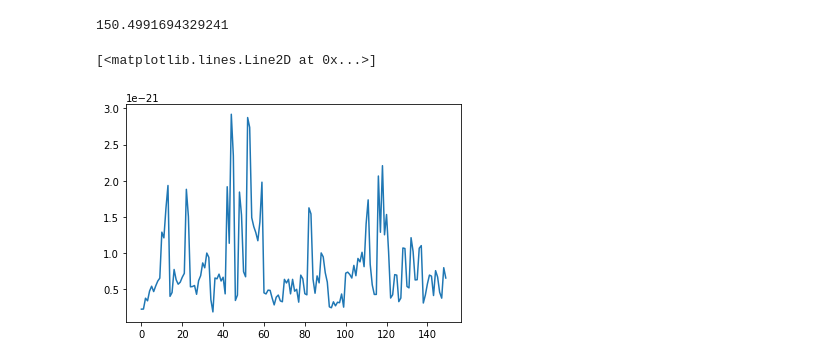
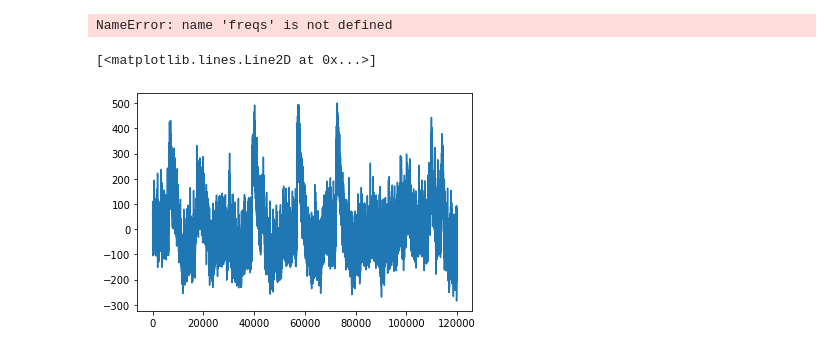
Before and after one commit to McIntosh-Lab/tvb-ccmeg, a Jupyter notebook: meg_feature_extraction/compute_cov_inverse_mne_debug.ipynb, the cells around one changed output. Drawn from its saved outputs; the diff is of its cells as text; code cells hidden in the pictures.

Commit message:
[FEAT] added main function and basic pandas plotting

```diff
--- a/meg_feature_extraction/compute_cov_inverse_mne_debug.ipynb
+++ b/meg_feature_extraction/compute_cov_inverse_mne_debug.ipynb
@@ -408,7 +408,7 @@ def _compute_mne_power(subject, kind, freqs):
             mne.externals.h5io.write_hdf5(
                 out_fname, result, overwrite=True)
 
-    return results
+    return results, raw
 
 
 #def _run_all(subject, freqs, kind='rest'):
@@ -422,7 +422,7 @@ def _run_all(subject, freqs, kind='ses-rest'):
         try:
             # res = run_make_boundary_element_models._make_conductivty_model(subject)
             # print(res)
-            out = _compute_mne_power(subject, kind, freqs)
+            out, raw = _compute_mne_power(subject, kind, freqs)
 
         except Exception as err:
             error = repr(err)
@@ -432,13 +432,13 @@ def _run_all(subject, freqs, kind='ses-rest'):
         # res = run_make_boundary_element_models._make_conductivty_model(subject)
         # print("HELLO??")
         # print(res)
-        out = _compute_mne_power(subject, kind, freqs)
+        out, raw = _compute_mne_power(subject, kind, freqs)
 
     if error != 'None':
         out = {band: None for _, _, band in freqs}
         out['error'] = error
 
-    return out
+    return out, raw
 
 def main():
     #subjects = lib.utils.get_subjects(cfg.camcan_meg_raw_path)
@@ -479,12 +479,12 @@ def main():
     DEBUG = True
 
     if DEBUG:
-        N_JOBS = 4
+        N_JOBS = 1
 
         # Just include test subjs for now # PJ
-        test_subjs = ['sub-CC320107', 'sub-CC420356', 'sub-CC510392', 'sub-CC221954']
+        # test_subjs = ['sub-CC320107', 'sub-CC420356', 'sub-CC510392', 'sub-CC221954']
 
-        # test_subjs = ['sub-CC221954']
+        test_subjs = ['sub-CC221954']
         subjects = test_subjs
         trans_map = {this_subj: trans_map[this_subj] for this_subj in test_subjs }
 
@@ -494,13 +494,14 @@ def main():
     res = Parallel(n_jobs=N_JOBS)(
         delayed(run_make_boundary_element_models._make_conductivty_model)(
             subject=subject) for subject in subjects)
-    print("YELLO?")
-    print(res)
+    # print("YELLO?")
+    # print(res)
     out = Parallel(n_jobs=N_JOBS)(
         delayed(_run_all)(subject=subject, freqs=freqs, kind='ses-rest')
         for subject in subjects)
 
-
+    # print(out)
+    return out
     #out = _run_all(subject=subject, freqs=freqs, kind='ses-rest')
 
     #out = {sub: dd for sub, dd in zip(subjects, out) if 'error' not in dd}
@@ -513,6 +514,6 @@ def main():
     #    op.join(cfg.derivative_path, 'sub-CC221954_mne_source_power.h5'), out,
     #    overwrite=True)
 
-main()
+result = main()
 # %% [output]
 found 618 coregistrations
@@ -550,2 +557,2 @@ res
 # %%
-out[0]["alpha"]["cov"]
+df = result[0][1].to_data_frame()
@@ -557,10 +569,11 @@ import math
 # %%
+freqs
 # %% [output]
-150.4991694329241
+NameError: name 'freqs' is not defined
 # %%
 import matplotlib.pyplot as plt
 # %%
-plt.plot(out[0]["theta"]["power"])
+plt.plot(df["MEG0113"])
 # %% [output]
 [<matplotlib.lines.Line2D at 0x...>]
-[figure, old version]
+[figure, new version]
```
Also changed, not shown: parts of 5 cells of this notebook.
